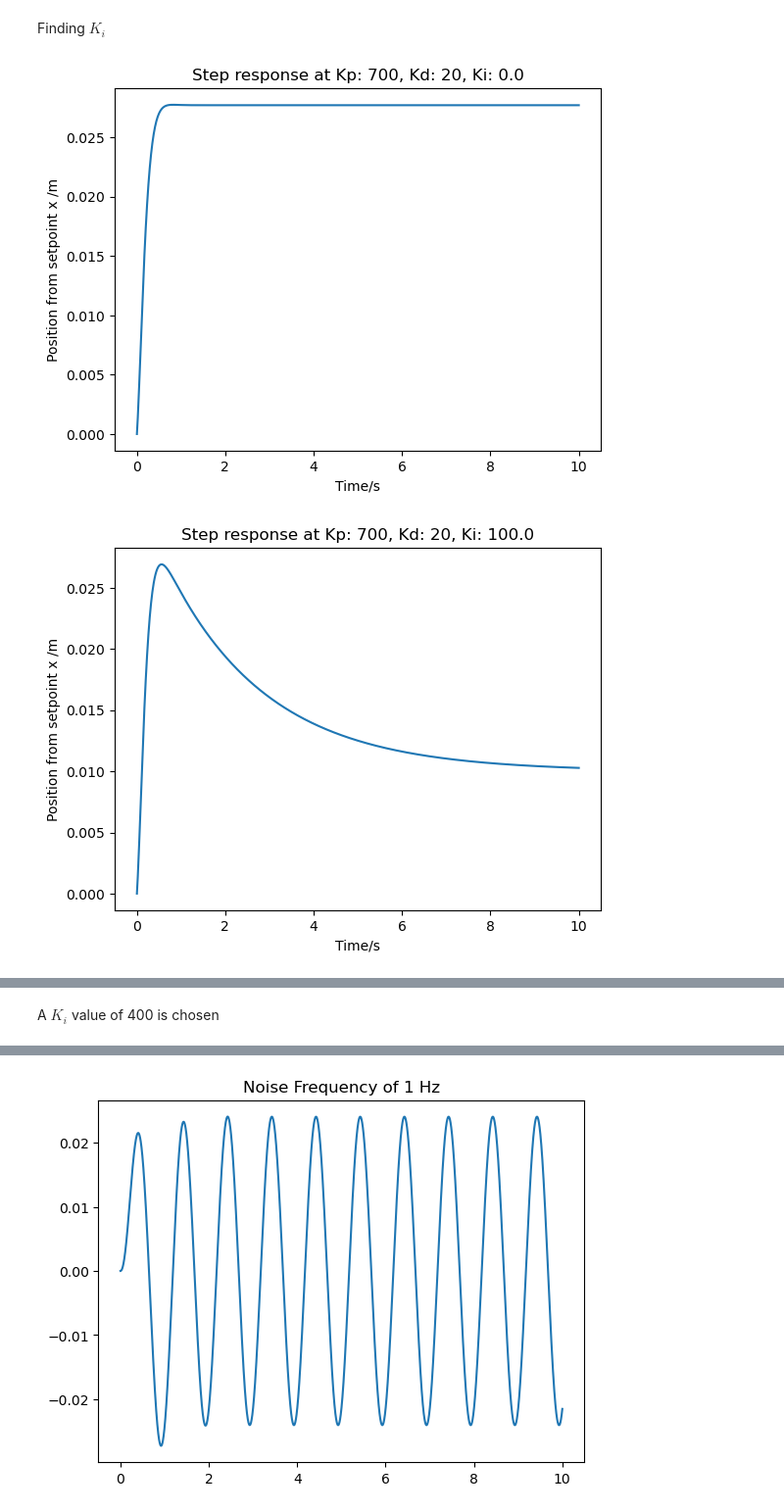
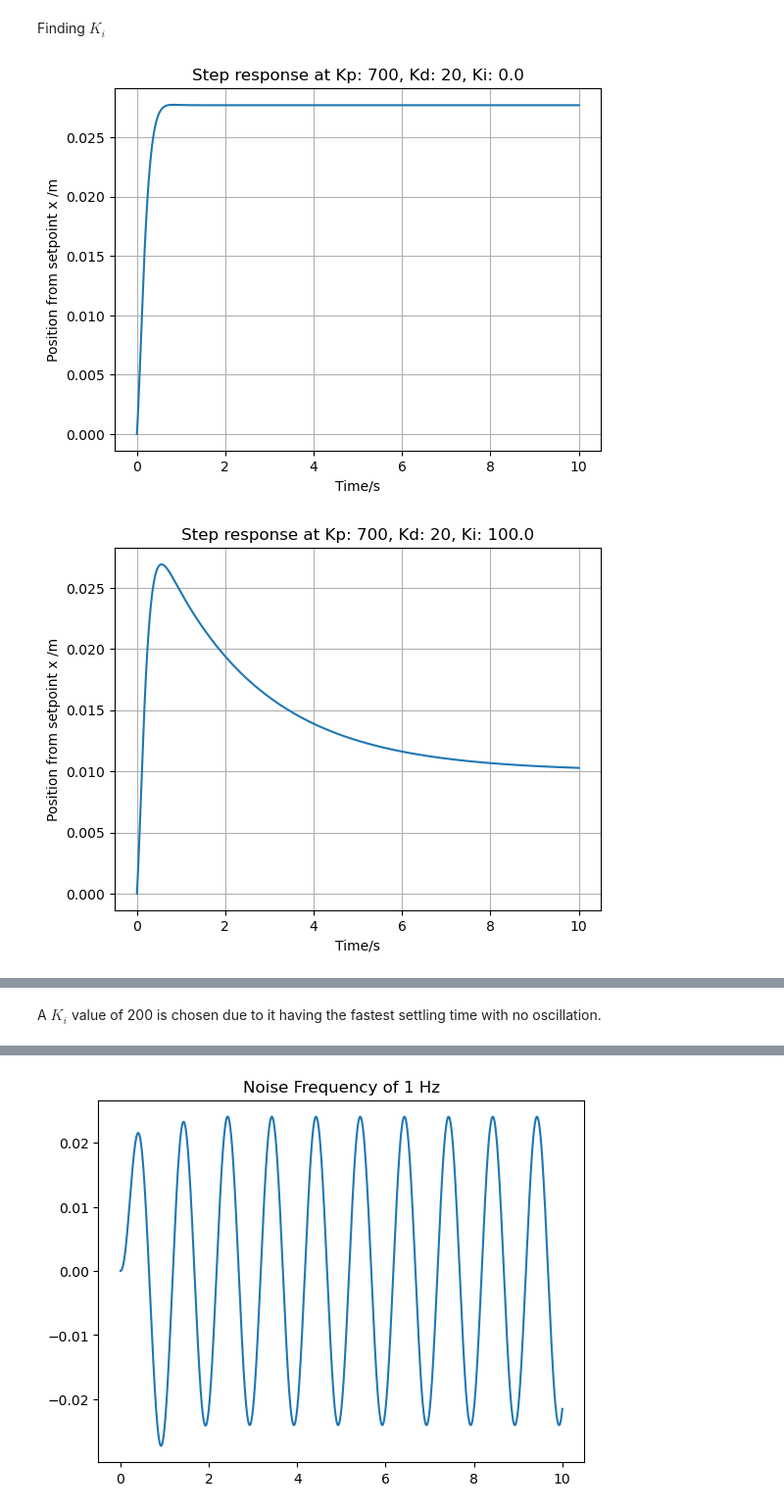
Before and after one commit to Klau05QUB/ELE2038-Coursework, a Jupyter notebook: PID_Controller.ipynb, the cells around one changed output, grey strips where cells are left out. Shown at 98% size. Saved outputs shown, nothing was run; the diff lists cells and outputs as text; code cells hidden in the pictures.

```diff
--- a/PID_Controller.ipynb
+++ b/PID_Controller.ipynb
@@ -70,5 +72,6 @@ for Kp in [n for n in np.linspace(0,1000,11)]:
     plt.title(f"Impulse response at Kp: {Kp}")
     plt.xlabel("Time/s")
     plt.ylabel("Position from setpoint x /m")
+    plt.grid()
     plt.show()
 # %% [output]
@@ -103,5 +106,6 @@ for Kd in [n for n in np.linspace(0,100,11)]:
     plt.title(f"Impulse response at Kp: {Kp}, Kd: {Kd}")
     plt.xlabel("Time/s")
     plt.ylabel("Position from setpoint x /m")
+    plt.grid()
     plt.show()
 # %% [output]
@@ -142,23 +148,24 @@ Finding $K_i$
 # %%
 Kp = 700
 Kd = 20
 Ki = 0
 
 for Ki in [n for n in np.linspace(0,1000,11)]:
 
   Gc = Kp + Ki/s + Kd*s
   Gload = ctrl.feedback(Gme*Gc, Gs)
 
   poles = ctrl.poles(Gload)
 
   if all(pole.real < 0 for pole in poles):
     time,xs = ctrl.step_response(Gload, timepts=np.linspace(0, 10, 1000))
     xs_scaled = xs*0.01
     plt.plot(time, xs_scaled)
     plt.title(f"Step response at Kp: {Kp}, Kd: {Kd}, Ki: {Ki}")
     plt.xlabel("Time/s")
     plt.ylabel("Position from setpoint x /m")
+    plt.grid()
     plt.show()
 # %% [output]
-[figure, old version]
+[figure, new version]
-[figure, old version]
+[figure, new version]
@@ -174,5 +181,5 @@ for Ki in [n for n in np.linspace(0,1000,11)]:
 # %% [markdown]
-A $K_i$ value of 400 is chosen
+A $K_i$ value of 200 is chosen due to it having the fastest settling time with no oscillation.
 # %%
 #Testing Impulse and step responses of our completed controller
 
```
Also changed, not shown: parts of 10 cells of this notebook, 6 other files.
